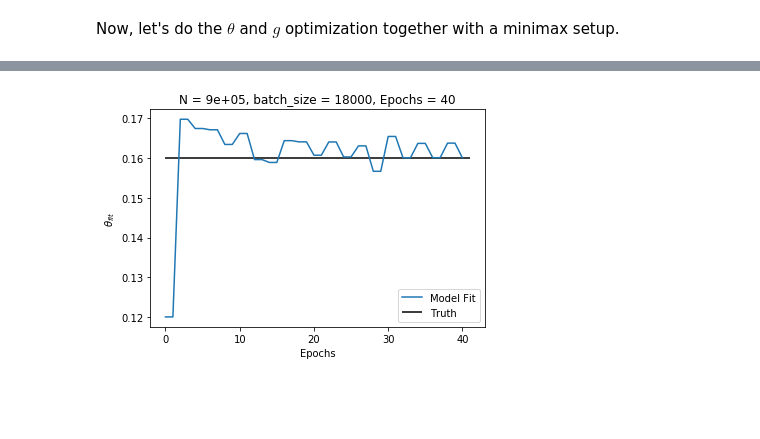
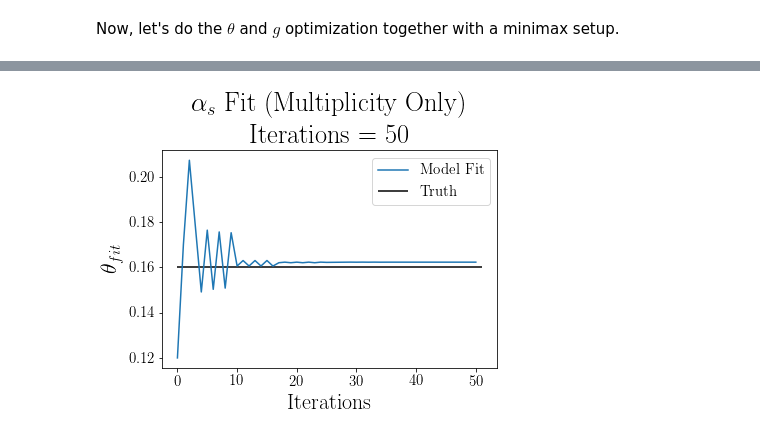
Before and after one commit to hep-lbdl/SRGN, a Jupyter notebook: HEP-notebooks/AltFit_alphaS/alphaS_Fit_MultiplicitityOnly.ipynb, the cells around one changed output, grey strips where cells are left out. Cells and saved outputs as stored; diff of their text form; code cells hidden in the pictures; blank space fills up the shorter version.

Commit message:
Added finalized version of alphaS notebooks

```diff
--- a/HEP-notebooks/AltFit_alphaS/alphaS_Fit_MultiplicitityOnly.ipynb
+++ b/HEP-notebooks/AltFit_alphaS/alphaS_Fit_MultiplicitityOnly.ipynb
@@ -302,8 +316,32 @@ Now, let's do the $\theta$ and $g$ optimization together with a minimax setup.
 # %%
-print_weights = LambdaCallback(on_epoch_end=lambda batch, logs: print(". theta fit = ",model_fit.layers[-1].get_weights()[-1]))
+print_weights = LambdaCallback(on_epoch_end=lambda batch, logs: print(
+    "Theta fit = ", model_fit.layers[-1].get_weights()[-1]))
+
 theta_fit_init = 0.12
 fit_vals = [theta_fit_init]
-append_fit_value = LambdaCallback(on_epoch_end=lambda batch, logs:
-                                               fit_vals.append(model_fit.layers[-1].get_weights()[0]))
+append_fit_value = LambdaCallback(
+    on_epoch_end=lambda batch, logs: fit_vals.append(model_fit.layers[-1].
+                                                     get_weights()[0]))
 
 callbacks = [print_weights, append_fit_value]
+
+earlystopping = EarlyStopping(patience=10, restore_best_weights=True)
+# %%
+myinputs_fit = Input(shape=(1,))
+x_fit = Dense(128, activation='relu')(myinputs_fit)
+x2_fit = Dense(128, activation='relu')(x_fit)
+predictions_fit = Dense(1, activation='sigmoid')(x2_fit)
+identity = Lambda(lambda x: x + 0)(predictions_fit)
+
+model_fit = Model(inputs=myinputs_fit, outputs=identity)
+model_fit.layers[np.size(model_fit.layers)-1].add_weight(name="thetaX",shape=list(),initializer = keras.initializers.Constant(value = theta_fit_init),trainable=True)
+model_fit.summary()
+
+batch_size_g = 1000
+batch_size_theta = len(X_train_theta)
+iterations = 50
+
+# optimizer will be refined as fit progresses for better precision
+lr_initial = 5e-2
+optimizer = keras.optimizers.Adam(lr=lr_initial)
+index_refine = np.array([0])
@@ -405,11 +507,13 @@ Epoch 1/1
 # %%
+plt.title(r'$\alpha_s$ Fit (Multiplicity Only)'+'\nIterations = {}'.format(iterations))
 plt.plot(fit_vals, label='Model Fit')
-plt.hlines(0.16, 0, len(fit_vals), label = 'Truth')
-plt.xlabel("Epochs")
+plt.hlines(0.16, 0, len(fit_vals), label='Truth')
+plt.xlabel("Iterations")
 plt.ylabel(r'$\theta_{fit}$')
 plt.legend()
-plt.title("N = {:.0e}, batch_size = {:.0f}, Epochs = {:.0f}".format(len(X_0), batch_size, epochs*2))
-#plt.savefig(":N = {:.0e}, batch_size = {:.0f}, Epochs = {:.0f}".format(N, batch_size, epochs))
+# plt.savefig(
+#     "$/alpha_s$ Fit (Multiplicity Only)\nIterations = {:.0f}.png"
+#     .format(iterations))
 plt.show()
 # %% [output]
-[figure, old version]
+[figure, new version]
```
Also changed, not shown: parts of 39 cells of this notebook, 1 other file.
